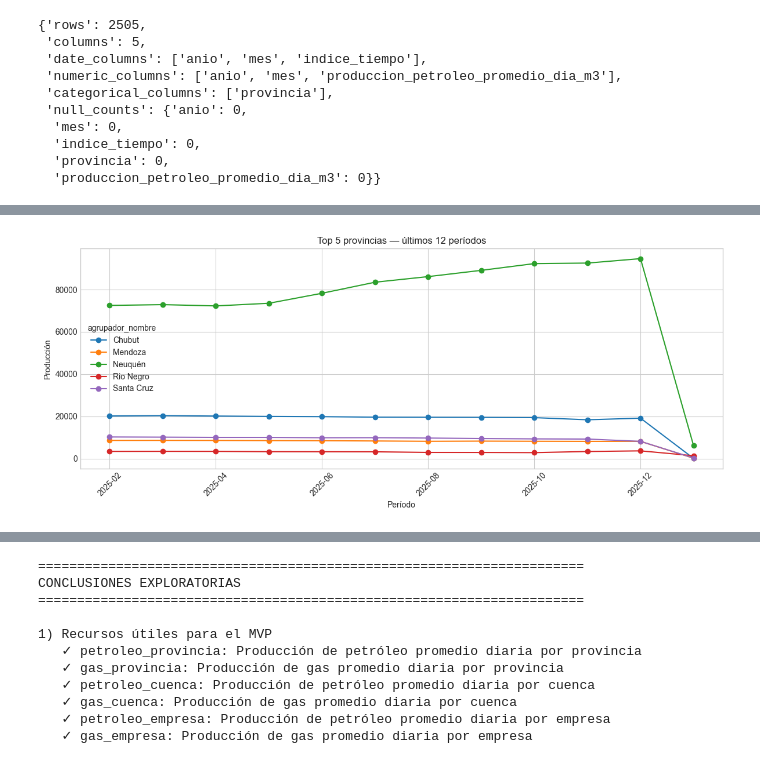
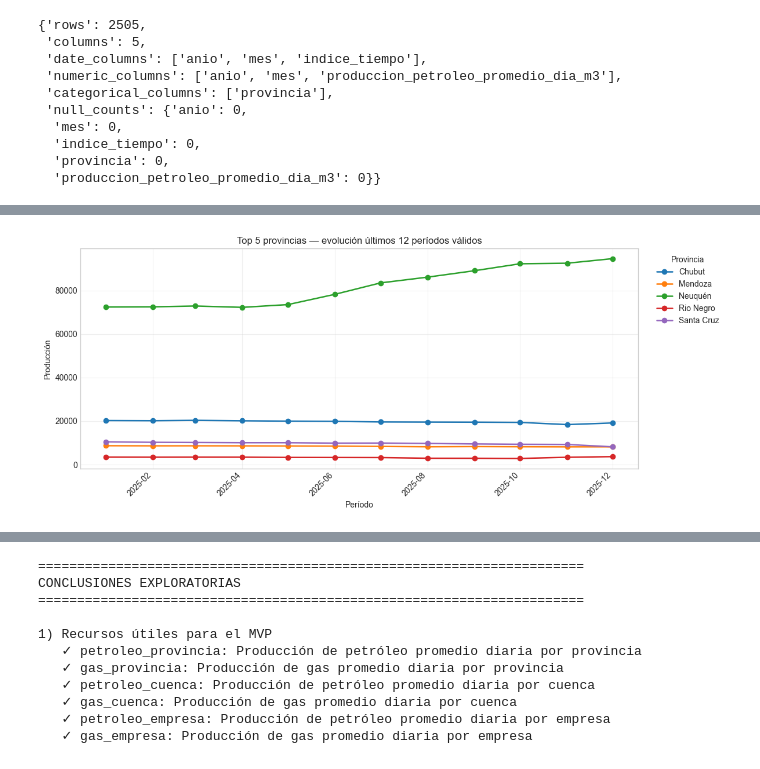
Before and after one commit to ppagano91/DashboardOilAndGasArgentina, a Jupyter notebook: exploration/notebooks/01_exploracion_sesco.ipynb, the cells around one changed output, grey strips where cells are left out. Drawn from its saved outputs; the diff is of its cells as text; code cells hidden in the pictures.

```diff
--- a/exploration/notebooks/01_exploracion_sesco.ipynb
+++ b/exploration/notebooks/01_exploracion_sesco.ipynb
@@ -912,40 +773,58 @@ Comparación contra período anterior: 2025-11 → 2025-12
 # %%
-# Comparación entre agrupadores en los últimos 12 períodos
-if df_model["periodo"].notna().any():
-    recent_periods = sorted(df_model["periodo"].dropna().unique())[-12:]
-    top_groups = (
-        df_model[df_model["periodo"] == df_model["periodo"].max()]
-        .groupby("agrupador_nombre")["produccion"]
-        .sum()
-        .sort_values(ascending=False)
-        .head(5)
-        .index
-    )
+# Gráfica 3: Top 5 agrupadores — últimos 12 períodos válidos
+recent_periods_str = (
+    df_model_clean_valid[["periodo_dt", "periodo_str"]]
+    .drop_duplicates()
+    .sort_values("periodo_dt")["periodo_str"]
+    .tail(12)
+    .tolist()
+)
 
-    compare = df_model[
-        df_model["periodo"].isin(recent_periods)
-        & df_model["agrupador_nombre"].isin(top_groups)
-    ]
+top_groups = (
+    df_model_clean_valid[df_model_clean_valid["periodo_str"] == latest_valid_period]
+    .groupby("agrupador_nombre")["produccion"]
+    .sum()
+    .sort_values(ascending=False)
+    .head(5)
+    .index
+)
 
-    pivot = compare.pivot_table(
-        index="periodo",
+compare = df_model_clean_valid[
+    df_model_clean_valid["periodo_str"].isin(recent_periods_str)
+    & df_model_clean_valid["agrupador_nombre"].isin(top_groups)
+]
+
+pivot = (
+    compare.pivot_table(
+        index="periodo_str",
         columns="agrupador_nombre",
         values="produccion",
         aggfunc="sum",
-    ).sort_index()
+    )
+    .reindex(recent_periods_str)
+)
 
-    if not pivot.empty:
-        fig, ax = plt.subplots(figsize=(12, 5))
-        pivot.plot(ax=ax, marker="o")
-        ax.set_title(f"Top 5 {agrupador_tipo}s — últimos 12 períodos")
-        ax.set_xlabel("Período")
-        ax.set_ylabel("Producción")
-        ax.tick_params(axis="x", rotation=45)
-        plt.tight_layout()
-        plt.show()
-    else:
-        print("Pivot vacío para comparación.")
-else:
-    print("Sin columna periodo para comparación.")
+pivot_dt = pd.to_datetime(pivot.index + "-01")
+
+fig, ax = plt.subplots(figsize=(12, 5))
+for col in pivot.columns:
+    ax.plot(pivot_dt, pivot[col], marker="o", linewidth=1.8, label=col)
+
+ax.set_title(
+    f"Top 5 {agrupador_tipo}s — evolución últimos {len(recent_periods_str)} períodos válidos"
+)
+ax.set_xlabel("Período")
+ax.set_ylabel("Producción")
+ax.xaxis.set_major_formatter(mdates.DateFormatter("%Y-%m"))
+ax.xaxis.set_major_locator(mdates.MonthLocator(interval=2))
+plt.setp(ax.get_xticklabels(), rotation=45, ha="right")
+ax.grid(True, alpha=0.3)
+ax.legend(title=agrupador_tipo.capitalize(), bbox_to_anchor=(1.02, 1), loc="upper left")
+plt.tight_layout()
+plt.show()
+
+print(f"Períodos: {recent_periods_str[0]} → {recent_periods_str[-1]}")
+print(f"Top 5 según período: {latest_valid_period}")
+display(pivot.round(2))
 # %% [output]
-[figure, old version]
+[figure, new version]
```
Also changed, not shown: parts of 26 cells of this notebook.
